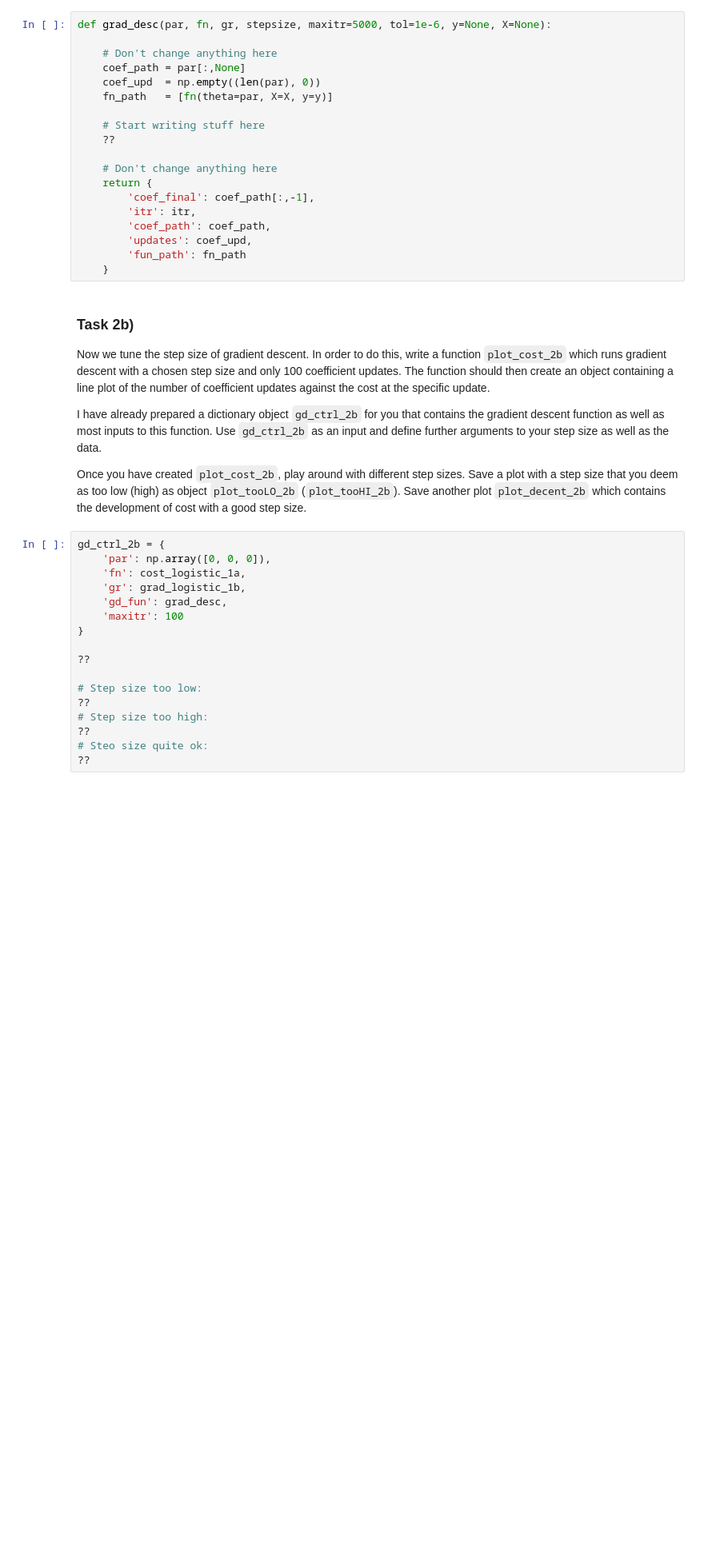
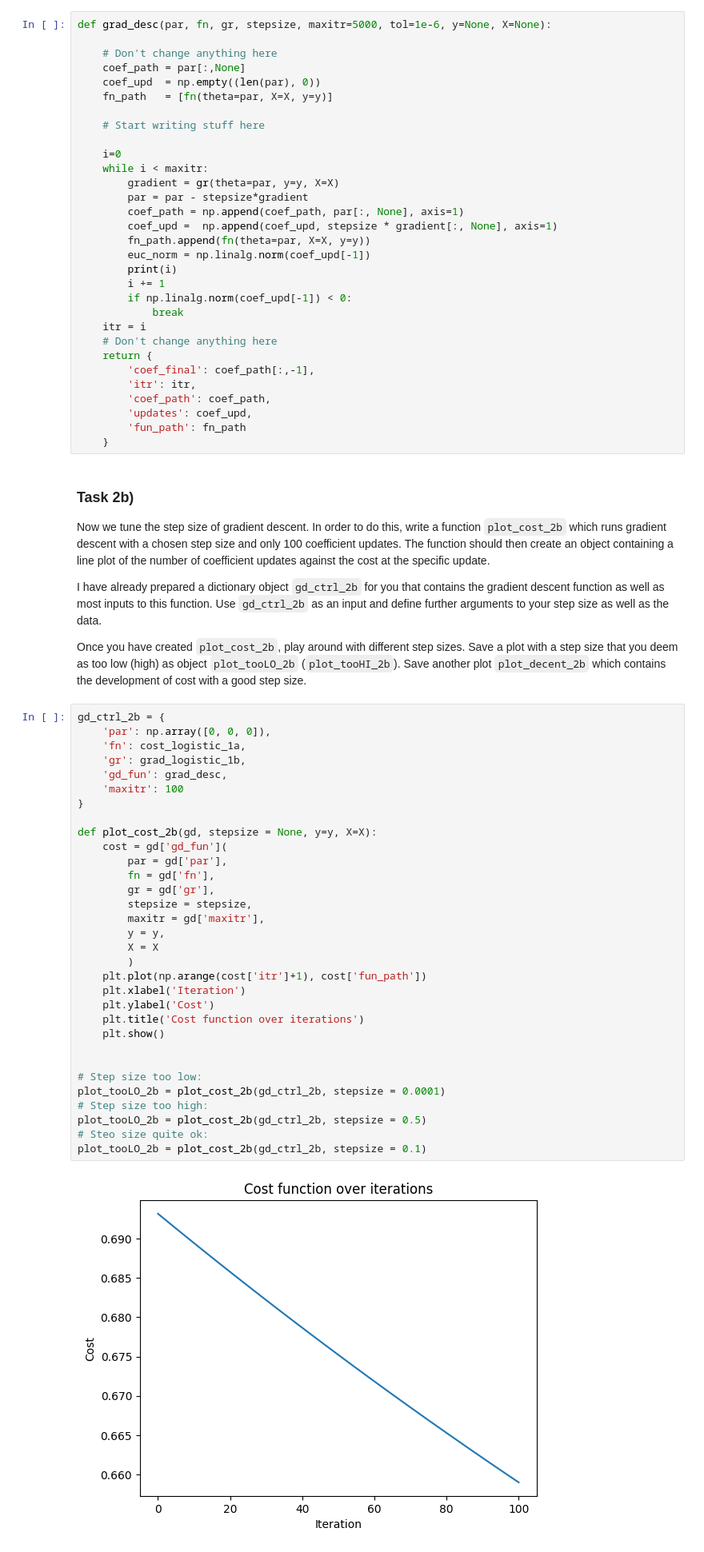
Before and after one commit to manswirfelt/assignment4, a Jupyter notebook: Assignment_5/DABN13_Assignment5_py_template.ipynb, the cells around one changed output. Shown at 80% size. Cells and saved outputs as stored; diff of their text form; blank space fills up the shorter version.

```diff
--- a/Assignment_5/DABN13_Assignment5_py_template.ipynb
+++ b/Assignment_5/DABN13_Assignment5_py_template.ipynb
@@ -163,8 +164,20 @@ def grad_desc(par, fn, gr, stepsize, maxitr=5000, tol=1e-6, y=None, X=None):
     fn_path   = [fn(theta=par, X=X, y=y)]
 
     # Start writing stuff here
-    ??
 
+    i=0
+    while i < maxitr:
+        gradient = gr(theta=par, y=y, X=X)
+        par = par - stepsize*gradient
+        coef_path = np.append(coef_path, par[:, None], axis=1)
+        coef_upd =  np.append(coef_upd, stepsize * gradient[:, None], axis=1)
+        fn_path.append(fn(theta=par, X=X, y=y))
+        euc_norm = np.linalg.norm(coef_upd[-1])
+        print(i)
+        i += 1
+        if np.linalg.norm(coef_upd[-1]) < 0:
+            break
+    itr = i
     # Don't change anything here
     return {
         'coef_final': coef_path[:,-1],
@@ -184,17 +197,34 @@ Once you have created `plot_cost_2b`, play around with different step sizes. Sav
 # %%
 gd_ctrl_2b = {
     'par': np.array([0, 0, 0]),
     'fn': cost_logistic_1a,
     'gr': grad_logistic_1b,
     'gd_fun': grad_desc,
     'maxitr': 100
 }
 
-??
+def plot_cost_2b(gd, stepsize = None, y=y, X=X):
+    cost = gd['gd_fun'](
+        par = gd['par'],
+        fn = gd['fn'],
+        gr = gd['gr'],
+        stepsize = stepsize,
+        maxitr = gd['maxitr'],
+        y = y,
+        X = X
+        )
+    plt.plot(np.arange(cost['itr']+1), cost['fun_path'])
+    plt.xlabel('Iteration')
+    plt.ylabel('Cost')
+    plt.title('Cost function over iterations')
+    plt.show()
+
 
 # Step size too low:
-??
+plot_tooLO_2b = plot_cost_2b(gd_ctrl_2b, stepsize = 0.0001)
 # Step size too high:
-??
+plot_tooLO_2b = plot_cost_2b(gd_ctrl_2b, stepsize = 0.5)
 # Steo size quite ok:
-??
+plot_tooLO_2b = plot_cost_2b(gd_ctrl_2b, stepsize = 0.1)
+# %% [output]
+[figure, added]
```
Also changed, not shown: parts of 8 cells of this notebook.
